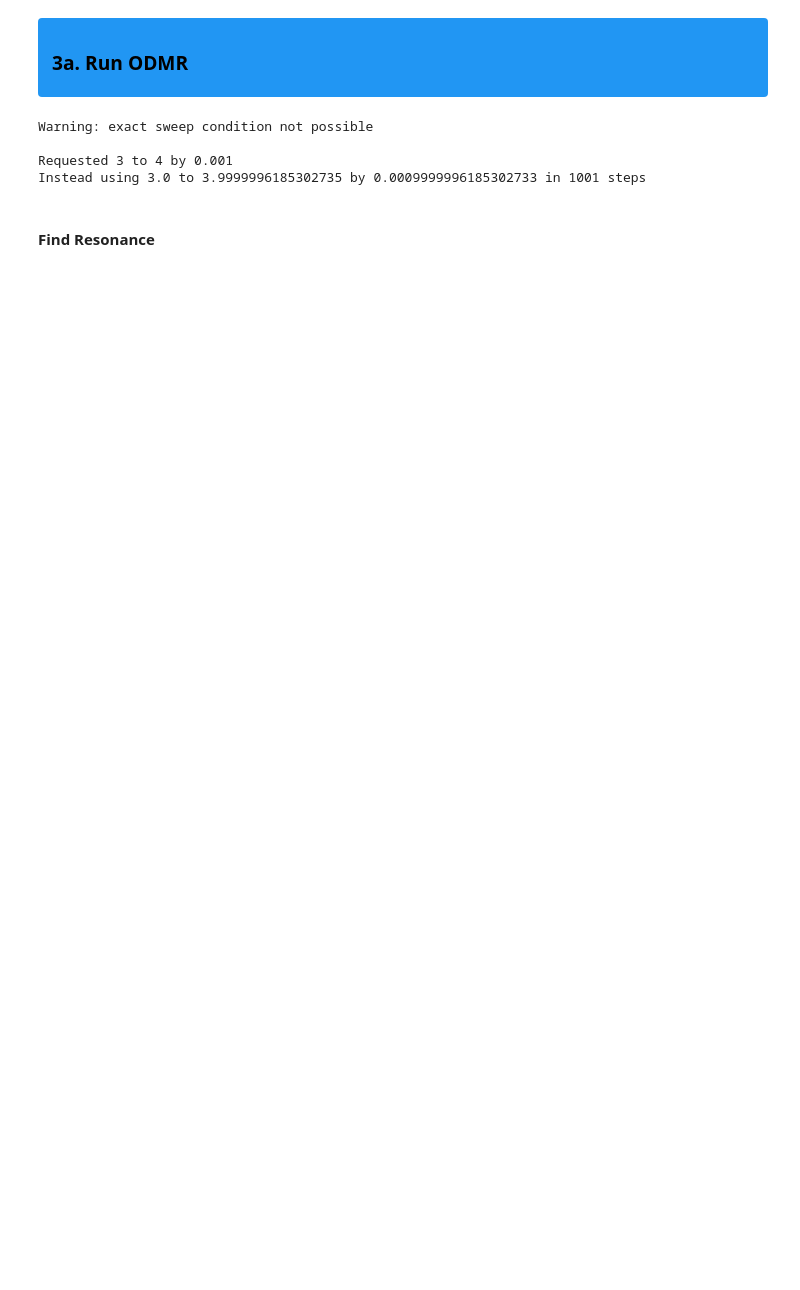
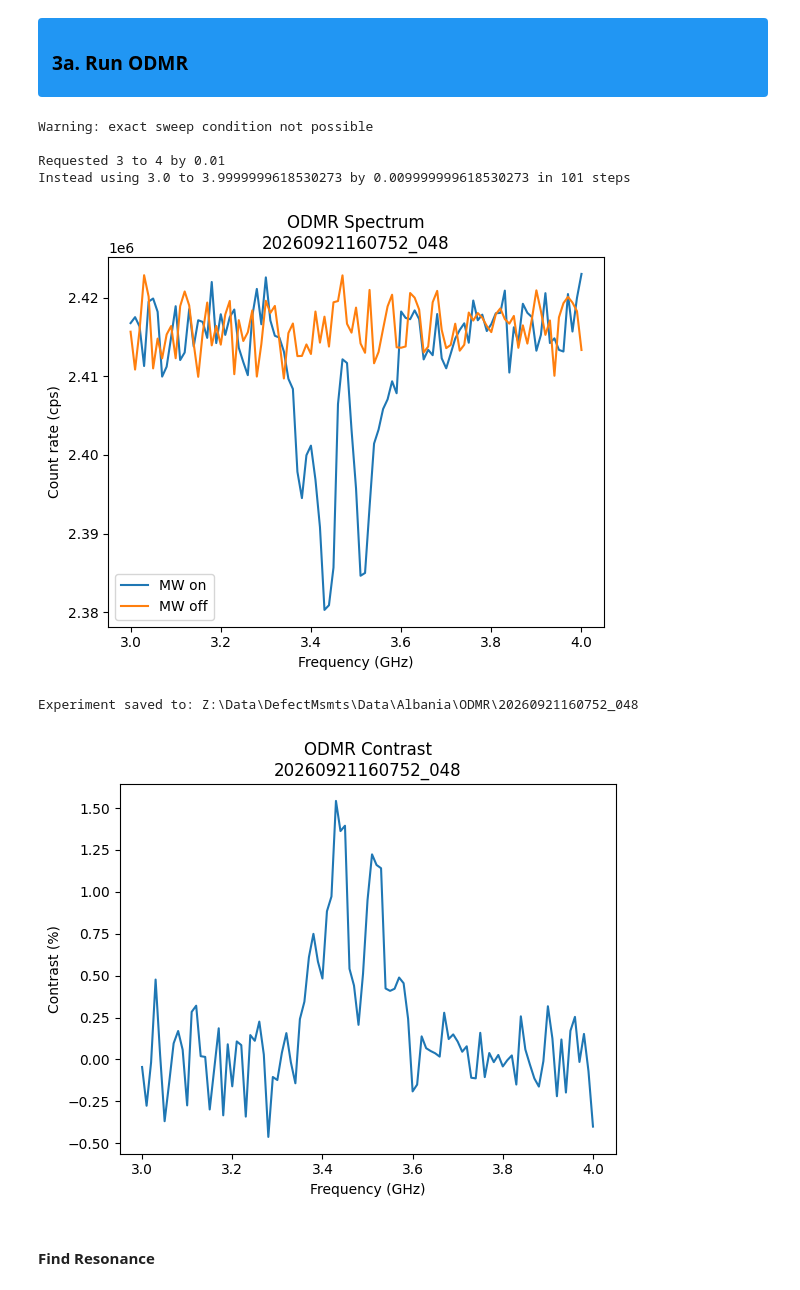
Before and after one commit to jeree-m/qick-dawg, a Jupyter notebook: jupyter_notebooks/Photon_Counting_Shortened.ipynb, the cells around one changed output. Saved outputs shown, nothing was run; the diff lists cells and outputs as text; code cells hidden in the pictures; blank space fills up the shorter version.

```diff
--- a/jupyter_notebooks/Photon_Counting_Shortened.ipynb
+++ b/jupyter_notebooks/Photon_Counting_Shortened.ipynb
@@ -299,13 +277,13 @@ SetPower(0)
 config = copy(default_config)
 
 # ---- Experimental Parameters (knobs) ----
-laser_power = 30       # LP
-mw_gain =5000 # MW gain
-reps = 100000
+laser_power = 60       # LP
+mw_gain =2000 # MW gain
+reps = 1000
 relax_delay_treg = 500
 sweep_start_fGHz = 3
 sweep_stop_fGHz = 4
-sweep_step_fGHz = 0.001
+sweep_step_fGHz = 0.01
 nd_filter_OD = 0.5
 
 # ---- Setup ----
@@ -368,35 +346,38 @@ np.savetxt(
 # ---- Plot ----
 exposure_time_s = config.reps * config.readout_integration_tus * 1e-6
 signal_cps = odmr.signal / exposure_time_s
 reference_cps = odmr.reference / exposure_time_s
 
 fig, ax = plt.subplots()
 ax.plot(odmr.frequencies/1000, signal_cps, label="MW on")
 ax.plot(odmr.frequencies/1000, reference_cps, label="MW off")
 ax.set_title(f"ODMR Spectrum\n{experiment_id}")
 ax.set_ylabel("Count rate (cps)")
 ax.set_xlabel("Frequency (GHz)")
 ax.legend()
 
 fig.savefig(experiment_folder / "odmr_spectrum.png", dpi=300, bbox_inches="tight")
 plt.show()
 
 # ---- Contrast plot ----
 fig2, ax2 = plt.subplots()
 ax2.plot(odmr.frequencies/1000, contrast)
 ax2.set_title(f"ODMR Contrast\n{experiment_id}")
 ax2.set_ylabel("Contrast (%)")
 ax2.set_xlabel("Frequency (GHz)")
 
 fig2.savefig(experiment_folder / "odmr_contrast.png", dpi=300, bbox_inches="tight")
 # plt.show()
 
 print(f"Experiment saved to: {experiment_folder}")
 # %% [output]
 Warning: exact sweep condition not possible
 
-Requested 3 to 4 by 0.001
-Instead using 3.0 to 3.9999996185302735 by 0.0009999996185302733 in 1001 steps
+Requested 3 to 4 by 0.01
+Instead using 3.0 to 3.9999999618530273 by 0.009999999618530273 in 101 steps
+[figure, added]
+Experiment saved to: Z:\Data\DefectMsmts\Data\Albania\ODMR\20260921160752_048
+[figure, added]
 # %% [markdown]
 #### Find Resonance
 # %%
```
Also changed, not shown: parts of 18 cells of this notebook.
